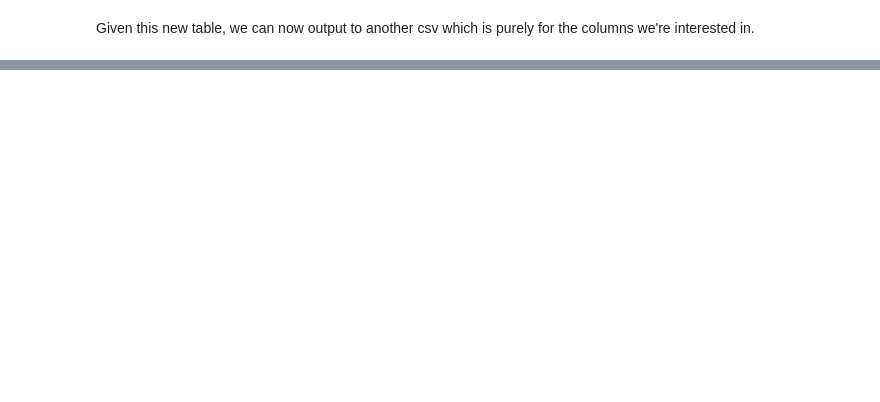
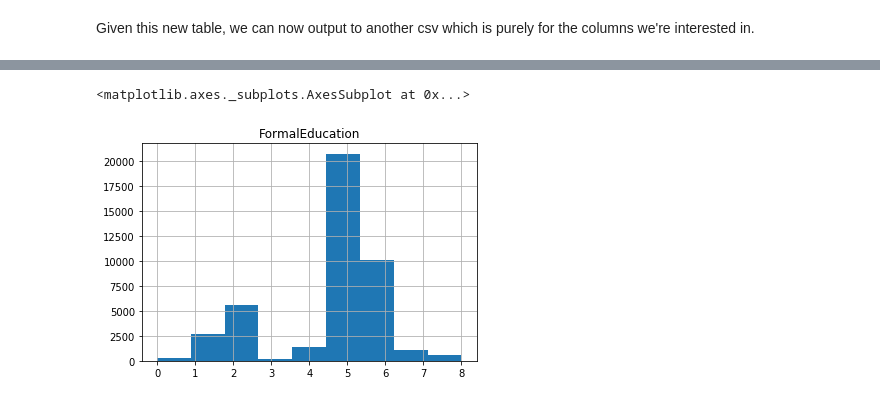
Before and after one commit to dcmesh/EECS-442-Project, a Jupyter notebook: EECS 442 - Final Project.ipynb, the cells around one changed output, grey strips where cells are left out. Saved outputs shown, nothing was run; the diff lists cells and outputs as text; code cells hidden in the pictures; blank space fills up the shorter version.

Commit message:
Categorized values and created histograms

```diff
--- a/EECS 442 - Final Project.ipynb
+++ b/EECS 442 - Final Project.ipynb
@@ -90,0 +167,9 @@ new_df.to_csv('survey_results_public_important.csv', index=False, encoding='utf-
+# %%
+# Note: Will the negative number affect our results too much?
+
+EthicalImplications = {'Yes': 1,
+                        "Unsure / I don't know": 0,
+                      "No": -1}
+
+quantified_survey_results['EthicalImplications'] = cleaned_survey_results['EthicalImplications'].replace(EthicalImplications)
+print(quantified_survey_results['Employment'].unique())
@@ -90,0 +183,13 @@ new_df.to_csv('survey_results_public_important.csv', index=False, encoding='utf-
+# %%
+# Note: This was the hardest one to quantify. Also I think we should ommit 'Retired' but I want to see what you all think
+
+Employment = {"Employed full-time": 5,
+                "Independent contractor, freelancer, or self-employed": 4,
+              'Employed part-time': 3,
+              'Not employed, but looking for work': 2,
+              'Not employed, and not looking for work': 1,
+              'Retired':0
+}
+
+quantified_survey_results['Employment'] = cleaned_survey_results['Employment'].replace(Employment)
+print(quantified_survey_results['Employment'].unique())
@@ -90,0 +205,9 @@ new_df.to_csv('survey_results_public_important.csv', index=False, encoding='utf-
+# %%
+EthicsReport = {'Yes, and publicly': 3,
+                'Yes, but only within the company': 2,
+                'Depends on what it is': 1,
+                'No': 0
+}
+
+quantified_survey_results['EthicsReport'] = cleaned_survey_results['EthicsReport'].replace(EthicsReport)
+print(quantified_survey_results['EthicsReport'].unique())
@@ -90,0 +224,7 @@ new_df.to_csv('survey_results_public_important.csv', index=False, encoding='utf-
+# %%
+def make_histogram(column_name, num_bins=False):
+    if not num_bins:
+        num_bins = len(quantified_survey_results[column_name].unique())
+    hist = quantified_survey_results[column_name].hist(bins=num_bins, )
+    hist.set_title(column_name)
+    return hist
@@ -90,0 +236,5 @@ new_df.to_csv('survey_results_public_important.csv', index=False, encoding='utf-
+# %%
+make_histogram('FormalEducation')
+# %% [output]
+<matplotlib.axes._subplots.AxesSubplot at 0x...>
+[figure, added]
```
Also changed, not shown: parts of 30 cells of this notebook, 1 other file.
